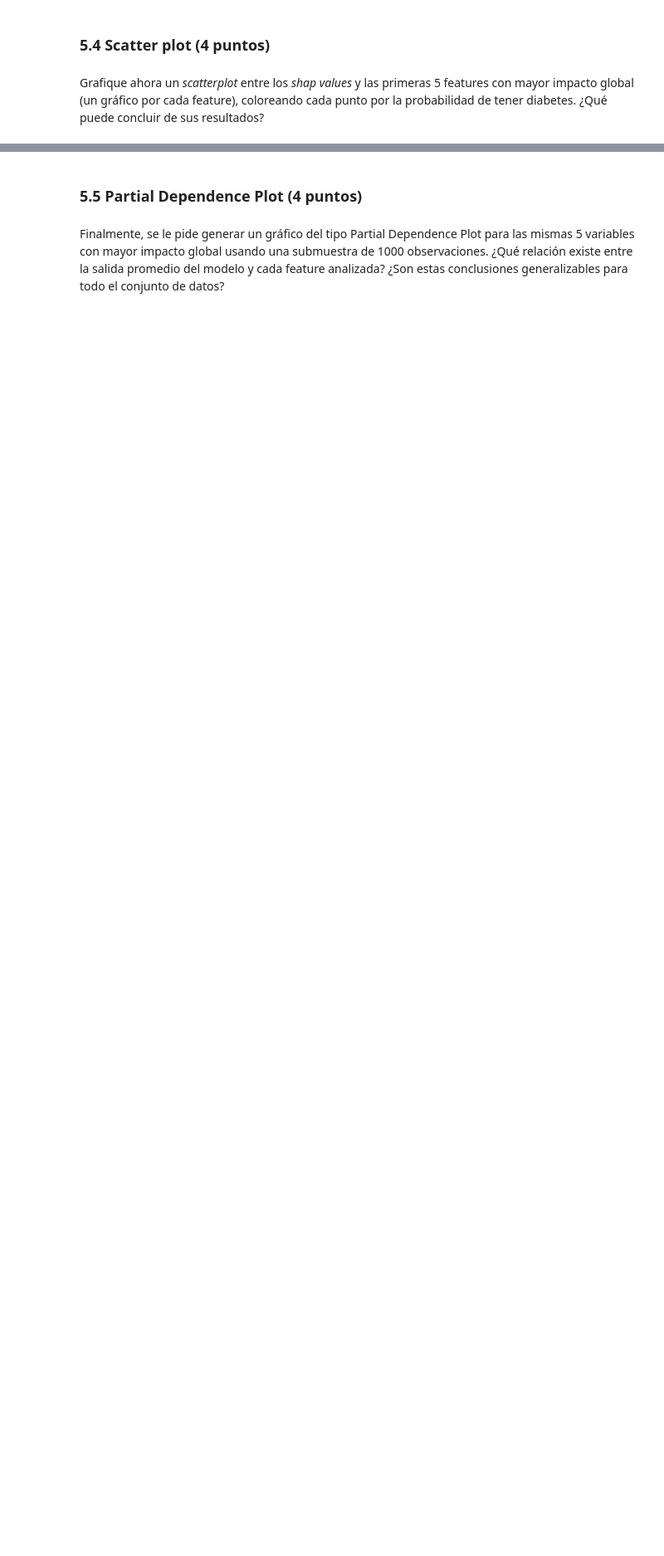
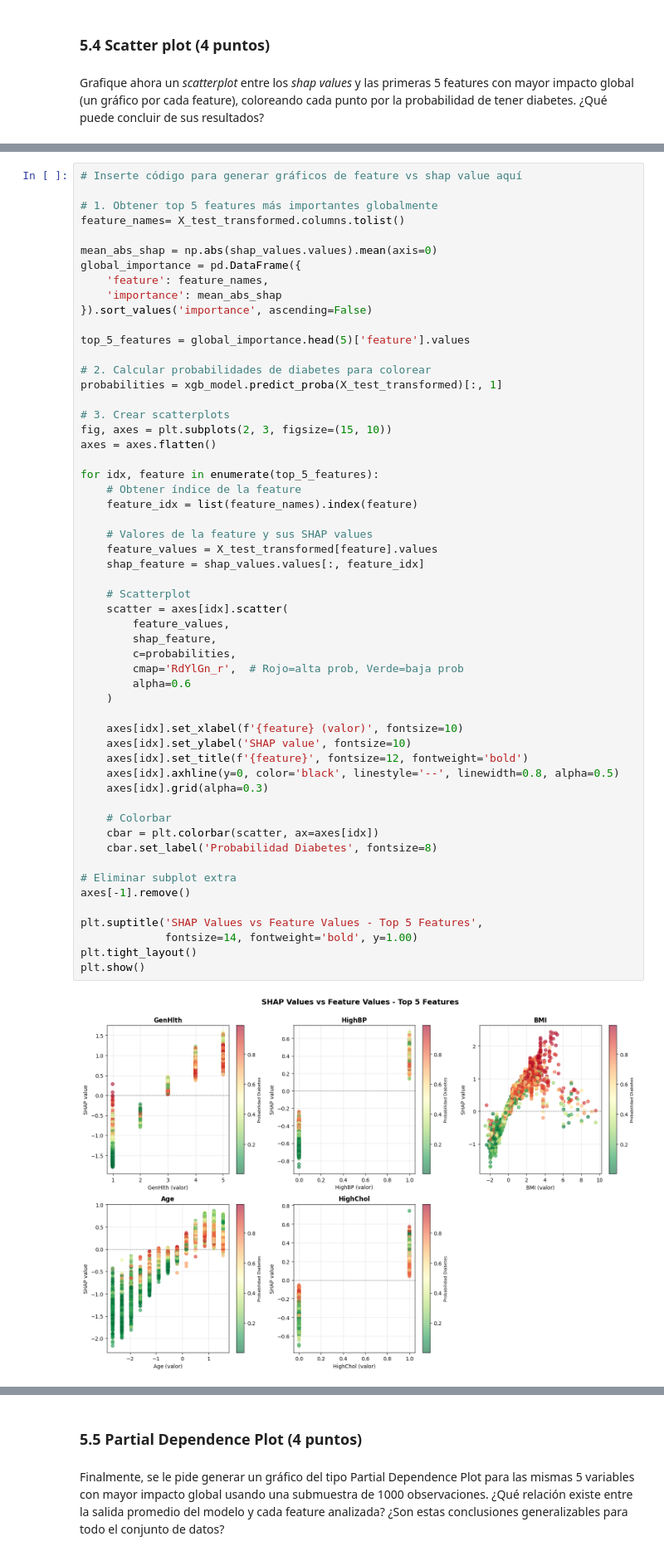
Before and after one commit to jesuvalenzuela/NanSquad, a Jupyter notebook: Lab7/Lab7_enunciado.ipynb, the cells around one changed output, grey strips where cells are left out. Shown at 83% size. Drawn from its saved outputs; the diff is of its cells as text; blank space fills up the shorter version.

```diff
--- a/Lab7/Lab7_enunciado.ipynb
+++ b/Lab7/Lab7_enunciado.ipynb
@@ -414,0 +539,57 @@ Grafique ahora un *scatterplot* entre los *shap values* y las primeras 5 feature
+# %%
+# Inserte código para generar gráficos de feature vs shap value aquí
+
+# 1. Obtener top 5 features más importantes globalmente
+feature_names= X_test_transformed.columns.tolist()
+
+mean_abs_shap = np.abs(shap_values.values).mean(axis=0)
+global_importance = pd.DataFrame({
+    'feature': feature_names,
+    'importance': mean_abs_shap
+}).sort_values('importance', ascending=False)
+
+top_5_features = global_importance.head(5)['feature'].values
+
+# 2. Calcular probabilidades de diabetes para colorear
+probabilities = xgb_model.predict_proba(X_test_transformed)[:, 1]
+
+# 3. Crear scatterplots
+fig, axes = plt.subplots(2, 3, figsize=(15, 10))
+axes = axes.flatten()
+
+for idx, feature in enumerate(top_5_features):
+    # Obtener índice de la feature
+    feature_idx = list(feature_names).index(feature)
+
+    # Valores de la feature y sus SHAP values
+    feature_values = X_test_transformed[feature].values
+    shap_feature = shap_values.values[:, feature_idx]
+
+    # Scatterplot
+    scatter = axes[idx].scatter(
+        feature_values,
+        shap_feature,
+        c=probabilities,
+        cmap='RdYlGn_r',  # Rojo=alta prob, Verde=baja prob
+        alpha=0.6
+    )
+
+    axes[idx].set_xlabel(f'{feature} (valor)', fontsize=10)
+    axes[idx].set_ylabel('SHAP value', fontsize=10)
+    axes[idx].set_title(f'{feature}', fontsize=12, fontweight='bold')
+    axes[idx].axhline(y=0, color='black', linestyle='--', linewidth=0.8, alpha=0.5)
+    axes[idx].grid(alpha=0.3)
+
+    # Colorbar
+    cbar = plt.colorbar(scatter, ax=axes[idx])
+    cbar.set_label('Probabilidad Diabetes', fontsize=8)
+
+# Eliminar subplot extra
+axes[-1].remove()
+
+plt.suptitle('SHAP Values vs Feature Values - Top 5 Features',
+             fontsize=14, fontweight='bold', y=1.00)
+plt.tight_layout()
+plt.show()
+# %% [output]
+[figure, added]
```
Also changed, not shown: parts of 29 cells of this notebook.
